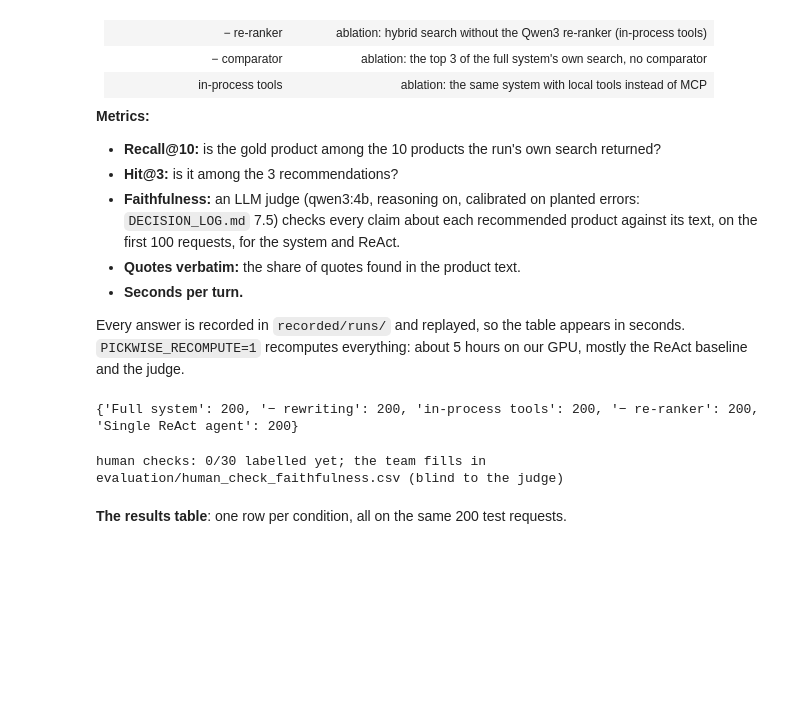
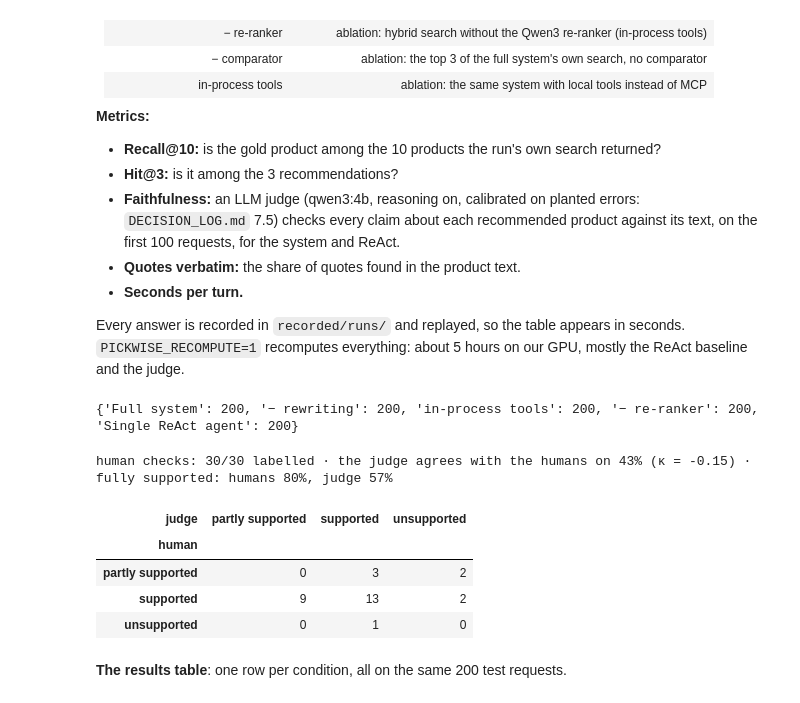
Before and after one commit to LalithMadhav-CODING/PickWise-A-Conversational-Shopping-Assistant, a Jupyter notebook: P14_Shopping_Assistant.ipynb, the cells around one changed output. Cells and saved outputs as stored; diff of their text form; code cells hidden in the pictures; blank space fills up the shorter version.

```diff
--- a/P14_Shopping_Assistant.ipynb
+++ b/P14_Shopping_Assistant.ipynb
@@ -972,25 +972,36 @@ retrieval_only = {
 # %%
 # Faithfulness: the judge on the first 100 requests (system and ReAct), and the team's blind human-check sheet
 JUDGE_N = min(100, E2E_N)
 judged = {name: await judge_runs(f"{RUN}_{key}", runs[name], catalogue, e2e_qids[:JUDGE_N])
           for name, key in (("Full system", "system_mcp"), ("Single ReAct agent", "react"))}
 
 import pathlib
 sheet_path = pathlib.Path("evaluation/human_check_faithfulness.csv")
 if not sheet_path.exists():
     sheet_path.parent.mkdir(exist_ok=True)
     human_check_sheet({q: runs["Full system"][q] for q in e2e_qids[:JUDGE_N]}, catalogue, request_of).to_csv(sheet_path, index=False)
 labels = pd.read_csv(sheet_path, keep_default_na=False)       # unlabelled rows read as ""
 label_col = next(c for c in labels.columns if c.startswith("human label"))
 done = labels[labels[label_col].str.strip() != ""]
 if len(done):
     judge_of = {(q, v["item_id"]): v["verdict"] for q, rec in judged["Full system"].items() for v in rec["verdicts"]}
-    agree = np.mean([judge_of.get((r["qid"], r["item_id"])) == r[label_col].strip().lower() for _, r in done.iterrows()])
-    print(f"human checks: {len(done)}/{len(labels)} labelled · the judge agrees with the humans on {agree:.0%}")
+    human = done[label_col].str.strip().str.lower().rename("human")
+    by_judge = pd.Series([judge_of.get((r["qid"], r["item_id"])) for _, r in done.iterrows()], index=done.index, name="judge")
+    agree = (human == by_judge).mean()
+    chance = sum(human.eq(v).mean() * by_judge.eq(v).mean() for v in VERDICTS)    # expected by chance (Cohen's κ)
+    print(f"human checks: {len(done)}/{len(labels)} labelled · the judge agrees with the humans on {agree:.0%} "
+          f"(κ = {(agree - chance) / (1 - chance):.2f}) · fully supported: humans {human.eq('supported').mean():.0%}, "
+          f"judge {by_judge.eq('supported').mean():.0%}")
+    display(pd.crosstab(human, by_judge))
 else:
     print(f"human checks: 0/{len(labels)} labelled yet; the team fills in {sheet_path} (blind to the judge)")
 # %% [output]
-human checks: 0/30 labelled yet; the team fills in evaluation/human_check_faithfulness.csv (blind to the judge)
+human checks: 30/30 labelled · the judge agrees with the humans on 43% (κ = -0.15) · fully supported: humans 80%, judge 57%
+| judge | partly supported | supported | unsupported |
+| human |  |  |  |
+| partly supported | 0 | 3 | 2 |
+| supported | 9 | 13 | 2 |
+| unsupported | 0 | 1 | 0 |
 # %% [markdown]
 **The results table**: one row per condition, all on the same 200 test requests.
 # %%
```
Also changed, not shown: parts of 3 cells of this notebook, 8 other files.
